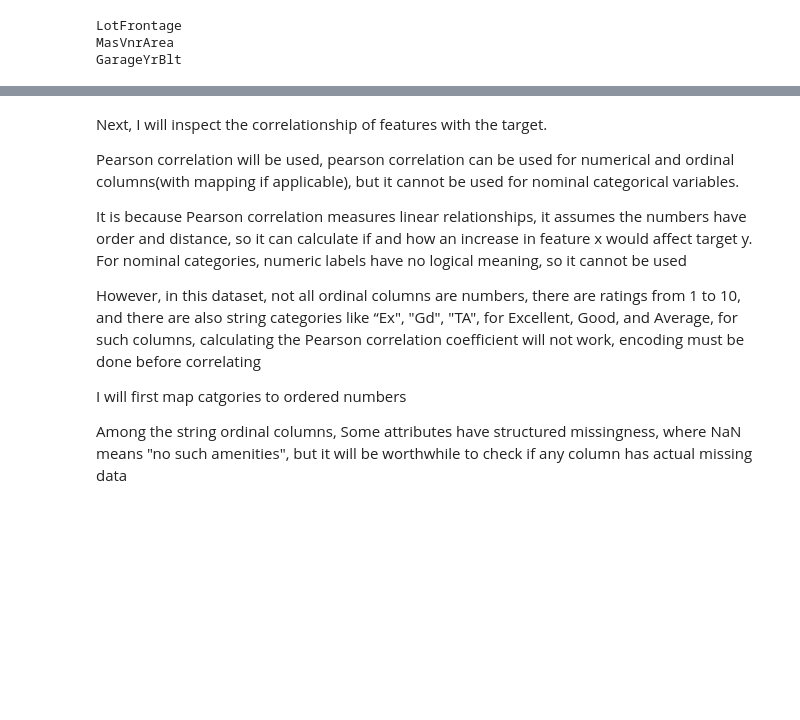
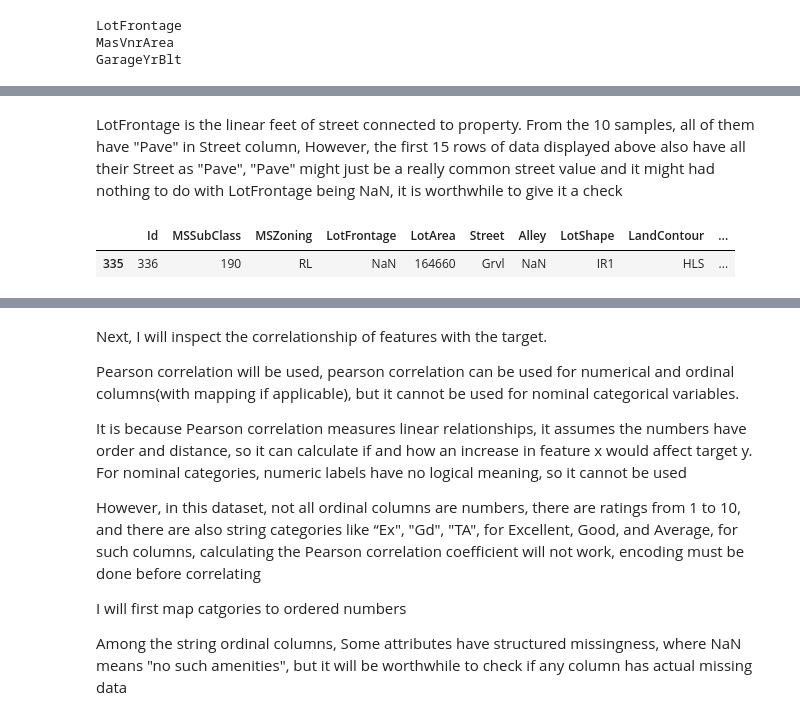
Before and after one commit to jakelis/Kaggle_House_Prices, a Jupyter notebook: notebooks/01_eda.ipynb, the cells around one changed output, grey strips where cells are left out. Drawn from its saved outputs; the diff is of its cells as text; code cells hidden in the pictures; blank space fills up the shorter version.

```diff
--- a/notebooks/01_eda.ipynb
+++ b/notebooks/01_eda.ipynb
@@ -316,0 +334,7 @@ GarageYrBlt
+# %% [markdown]
+LotFrontage is the linear feet of street connected to property. From the 10 samples, all of them have "Pave" in Street column, However, the first 15 rows of data displayed above also have all their Street as "Pave", "Pave" might just be a really common street value and it might had nothing to do with LotFrontage being NaN, it is worthwhile to give it a check
+# %%
+data[data["LotFrontage"].isna()& (data["Street"] != "Pave")]
+# %% [output]
+|  | Id | MSSubClass | MSZoning | LotFrontage | LotArea | Street | Alley | LotShape | LandContour | ... |
+| 335 | 336 | 190 | RL | NaN | 164660 | Grvl | NaN | IR1 | HLS | ... |
```
Also changed, not shown: parts of 11 cells of this notebook, 1 other file.
